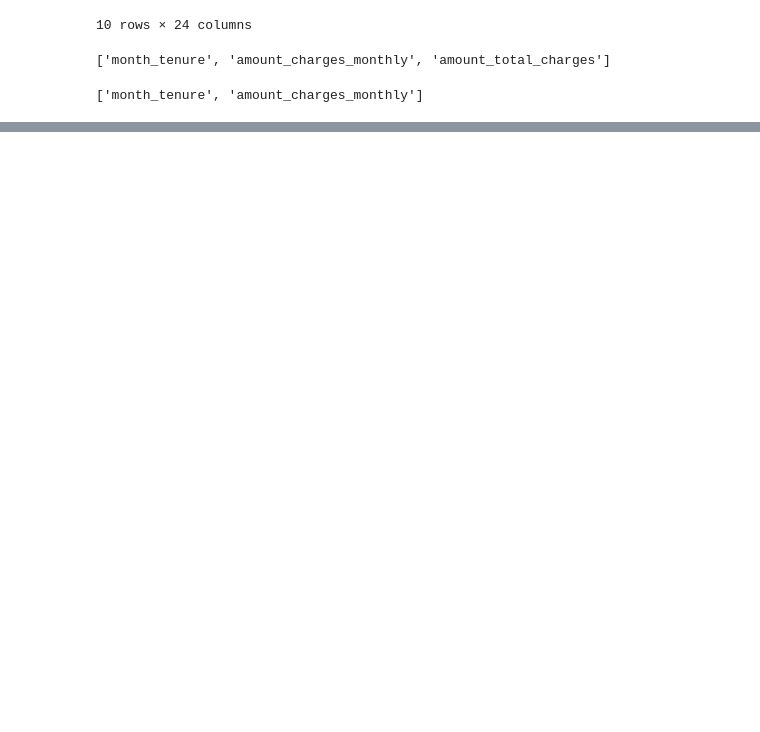
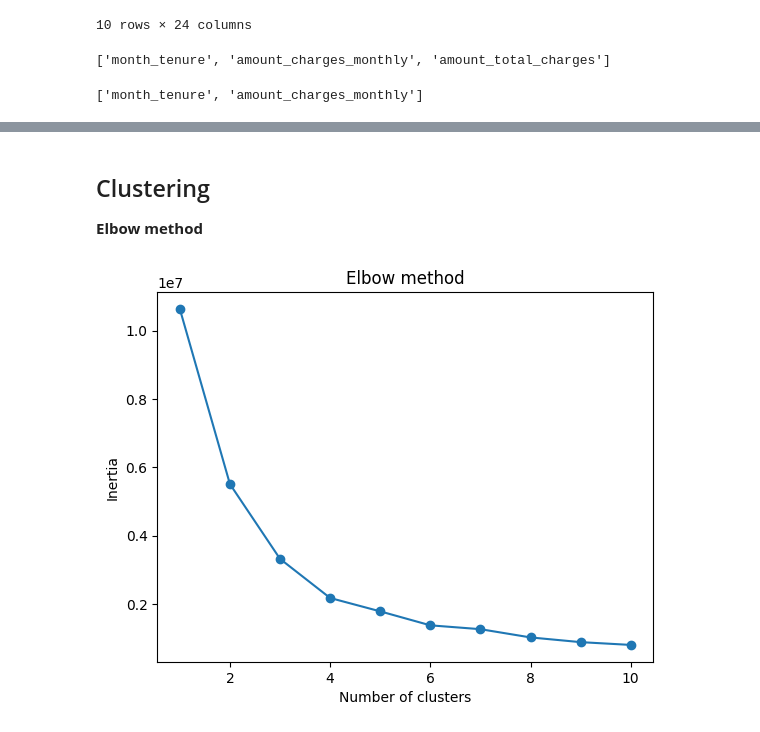
Before and after one commit to n-pizzetta/churn_prediction, a Jupyter notebook: notebooks/sigurd.ipynb, the cells around one changed output, grey strips where cells are left out. Saved outputs shown, nothing was run; the diff lists cells and outputs as text; code cells hidden in the pictures; blank space fills up the shorter version.

```diff
--- a/notebooks/sigurd.ipynb
+++ b/notebooks/sigurd.ipynb
@@ -308,0 +319,4 @@ df_scaled
+# %%
+X = pd.concat([df[num_columns].reset_index(drop=True), df_encoded.reset_index(drop=True)], axis=1)
+y = df["churn"]
+X.head(10)
@@ -308,0 +336,19 @@ df_scaled
+# %% [markdown]
+## Clustering
+
+**Elbow method**
+# %%
+inertias = []
+for k in range(1, 11):
+    kmeans = KMeans(n_clusters=k, random_state=42)
+    kmeans.fit(X)
+    inertias.append(kmeans.inertia_)
+
+# Affichage du graphique du coude
+plt.plot(range(1, 11), inertias, marker='o')
+plt.xlabel('Number of clusters')
+plt.ylabel('Inertia')
+plt.title('Elbow method')
+plt.show()
+# %% [output]
+[figure, added]
```
Also changed, not shown: parts of 11 cells of this notebook.
